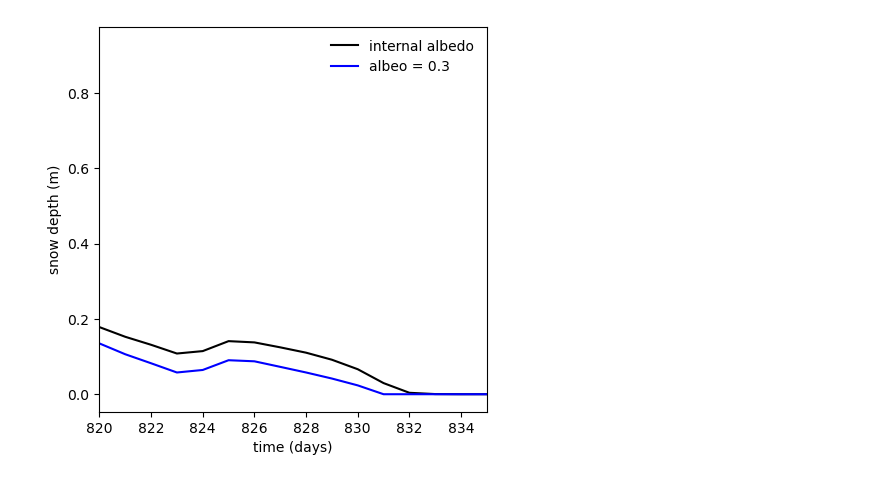
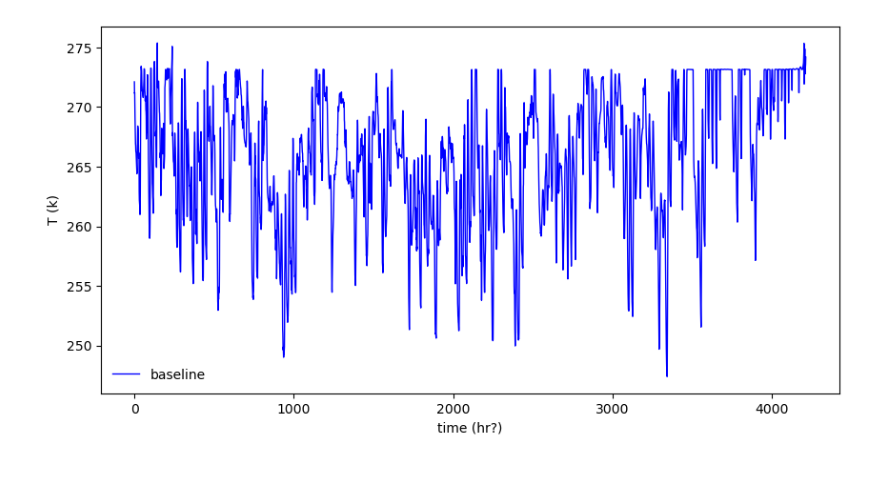
Before and after one commit to AndrewGraus/ATS-EcoSIM-demos, a Jupyter notebook: jupyter_notebooks/snow_depth_SAIL.ipynb, the cells around one changed output. Cells and saved outputs as stored; diff of their text form; code cells hidden in the pictures.

Commit message:
more sail and pheno tests and notebooks

```diff
--- a/jupyter_notebooks/snow_depth_SAIL.ipynb
+++ b/jupyter_notebooks/snow_depth_SAIL.ipynb
@@ -51,12 +43,21 @@ plt.show()
 # %%
-fig2 = plt.figure(figsize=(5,5))
-plt.plot(time,sd_int,color='k', label="internal albedo")
-plt.plot(time,sd_low,color='b', label="albeo = 0.3")
+E_base = np.loadtxt('../Sail_tests/Sail_baseline/snow_debug.txt')
+E_alb = np.loadtxt('../Sail_tests/Sail_low_albedo/snow_debug.txt')
+E_lower = np.loadtxt('../Sail_tests/Sail_lower_albedo/snow_debug.txt')
+
+#time = int_alb[:,0]/86400
+T_base = E_base[:,0]
+T_alb = E_alb[:,0]
+T_lower = E_lower[:,0]
+
+fig3 = plt.figure(figsize=(10,5))
+plt.plot(range(len(T_base)),T_base,color='b',lw=1, label="baseline")
+#plt.plot(range(len(T_alb)),T_alb,color='k',lw=1, label="albedo=0.5")
+#plt.plot(range(len(T_lower)),T_lower,color='g',lw=1, label="albedo=0.3")
 #plt.plot(time,sd_high,color='r', label="albeo = 0.9")
-#plt.xlim([820,835])
 plt.legend(frameon=False)
-plt.xlabel("time (days)")
-plt.ylabel("snow depth (m)")
+plt.xlabel("time (hr?)")
+plt.ylabel("T (k)")
 plt.show()
 # %% [output]
-[figure, old version]
+[figure, new version]
```
Also changed, not shown: parts of 6 cells of this notebook, 3 other files.
